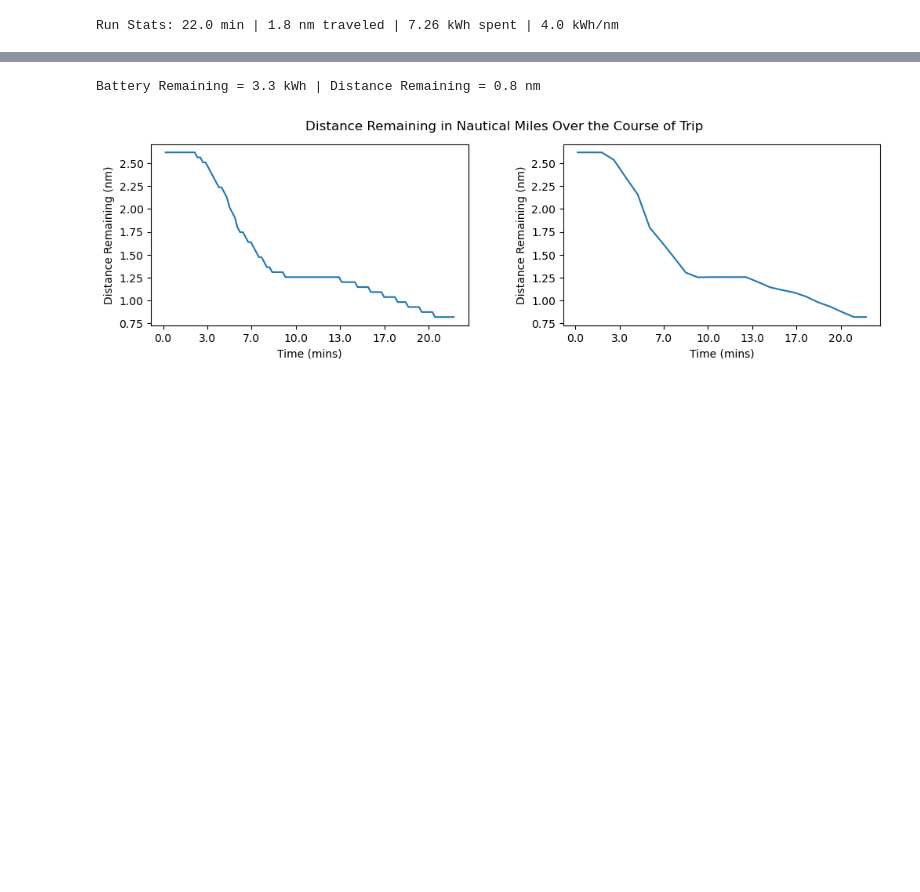
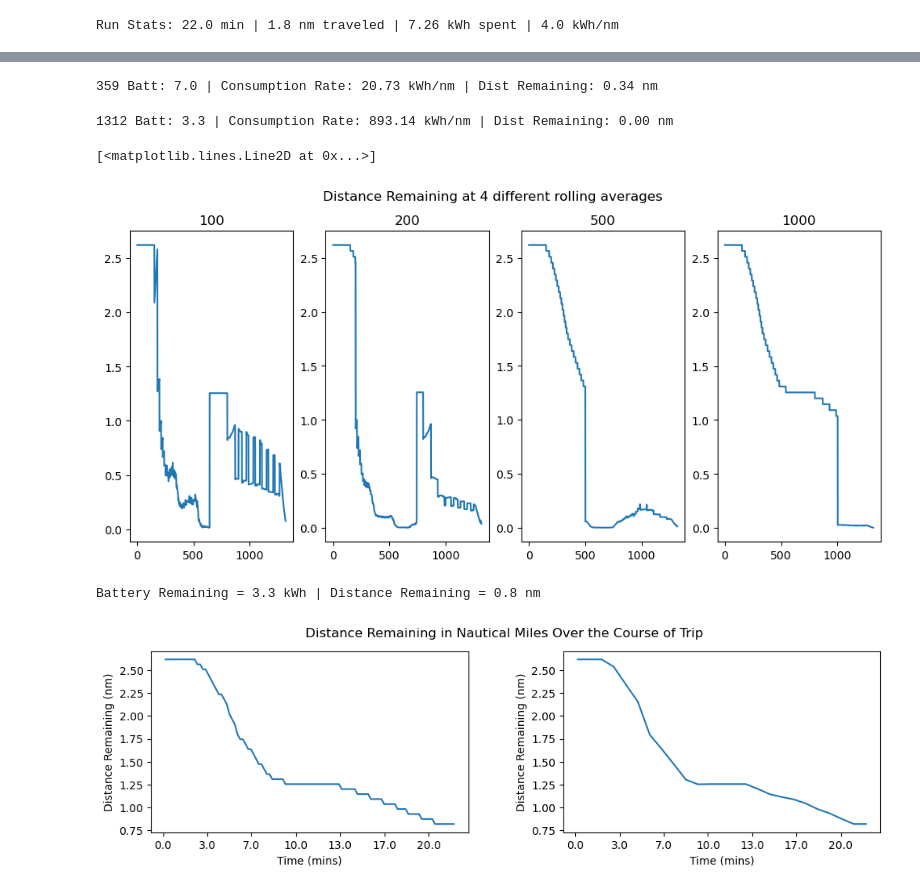
Before and after one commit to eliu420/photon-range-estimator, a Jupyter notebook: Guppy_test_loop.ipynb, the cells around one changed output, grey strips where cells are left out. Saved outputs shown, nothing was run; the diff lists cells and outputs as text; code cells hidden in the pictures; blank space fills up the shorter version.

Commit message:
Completed initial version of rolling average consumption

```diff
--- a/Guppy_test_loop.ipynb
+++ b/Guppy_test_loop.ipynb
@@ -73,19 +74,3 @@ avg_consumption_rate = batt_consumed/dist_traveled
 print('Run Stats:', round(time_spent/60, 1), 'min |', round(dist_traveled, 2), 'nm traveled |', batt_consumed, 'kWh spent |', round(avg_consumption_rate, 1), 'kWh/nm')
 # %% [output]
 Run Stats: 22.0 min | 1.8 nm traveled | 7.26 kWh spent | 4.0 kWh/nm
-# %%
-"""Test Loop:
-Loop through CSV rows and update estimated mileage on each iteration.
-This version is based on a rolling average consumption rate of N data points."""
-
-N = 30
-for i in range(len(df)):
-    batt = df['SOC 1 %%'].iloc[i]*batt_cap/100
-    if i < N:
-        dist = batt/avg_consumption_rate        # This will need to change because we won't know the average with real-time data
-        print('Consumption Rate: ', avg_consumption_rate, 'kWh/nm')
-    else:
-        roll_batt_consumed = df['SOC 1 %%'].iloc[i-N] - df['SOC 1 %%'].iloc[i]
-        roll_dist_traveled = (df['Distance km'].iloc[i] - df['Distance km'].iloc[i-30])*nm_conversion
-        roll_consumption = roll_batt_consumed/roll_dist_traveled
-        print('Consumption Rate: ', roll_consumption, 'kWh/nm')
@@ -110,3 +77,57 @@ Consumption Rate:  0.0 kWh/nm
+# %%
+"""Test Loop:
+Loop through CSV rows and update estimated mileage on each iteration.
+This version is based on a rolling average consumption rate of N data points.
+Any consumption rates that are not valid, or within the first N data points of the run,
+will default to using the stored average consumption rate."""
+
+Nlist = [50, 100, 200, 500, 1000]
+distances = []
+cached_avg = avg_consumption_rate    # This will need to be a locally stored value based on historical data. We want this to be conservative.
+for N in Nlist:
+    dist_list = []
+    for i in range(len(df)):
+        batt = df['SOC 1 %%'].iloc[i]*batt_full/100
+        roll_batt_consumed = (df['SOC 1 %%'].iloc[i-N] - df['SOC 1 %%'].iloc[i])*batt_full/100      #kWh
+        roll_dist_traveled = (df['Distance km'].iloc[i] - df['Distance km'].iloc[i-30])*nm_conversion   #nm
+        roll_consumption = roll_batt_consumed/roll_dist_traveled                                        #kWh/nm
+
+        if i < N or roll_consumption==0:
+            dist_remaining = batt/cached_avg      # This will need to change because we won't know the average with real-time data
+            print('%d Consumption Rate: %.2f kWh/nm | Dist Remaining %.1f nm' % (i, cached_avg, dist_remaining), end=' \r')
+            # time.sleep(0.001)
+        else:
+            dist_remaining = batt/roll_consumption   #nm
+            print('%d Batt: %.1f | Consumption Rate: %.2f kWh/nm | Dist Remaining: %.2f nm' % (i, batt, roll_consumption, dist_remaining), end=' \r')
+            # time.sleep(.001)
+
+        dist_list.append(dist_remaining)
+
+    distances.append(dist_list)
+
+plt.figure(figsize = (12,5))
+plt.suptitle('Distance Remaining at 4 different rolling averages')
+
+plt.subplot(1,4,1)
+plt.title(Nlist[1])
+plt.plot(df['Time'], distances[1])
+
+plt.subplot(1,4,2)
+plt.title(Nlist[2])
+plt.plot(df['Time'], distances[2])
+
+plt.subplot(1,4,3)
+plt.title(Nlist[3])
+plt.plot(df['Time'], distances[3])
+
+plt.subplot(1,4,4)
+plt.title(Nlist[4])
+plt.plot(df['Time'], distances[4])
+# %% [output]
+359 Batt: 7.0 | Consumption Rate: 20.73 kWh/nm | Dist Remaining: 0.34 nm
+1312 Batt: 3.3 | Consumption Rate: 893.14 kWh/nm | Dist Remaining: 0.00 nm
+[<matplotlib.lines.Line2D at 0x...>]
+[figure, added]
 # %%
 """Test Loop for Plot: An attempt to plot time versus distance remaining,
    calculated every 10 seconds in order to smooth final curve.
```
Also changed, not shown: parts of 2 cells of this notebook.
